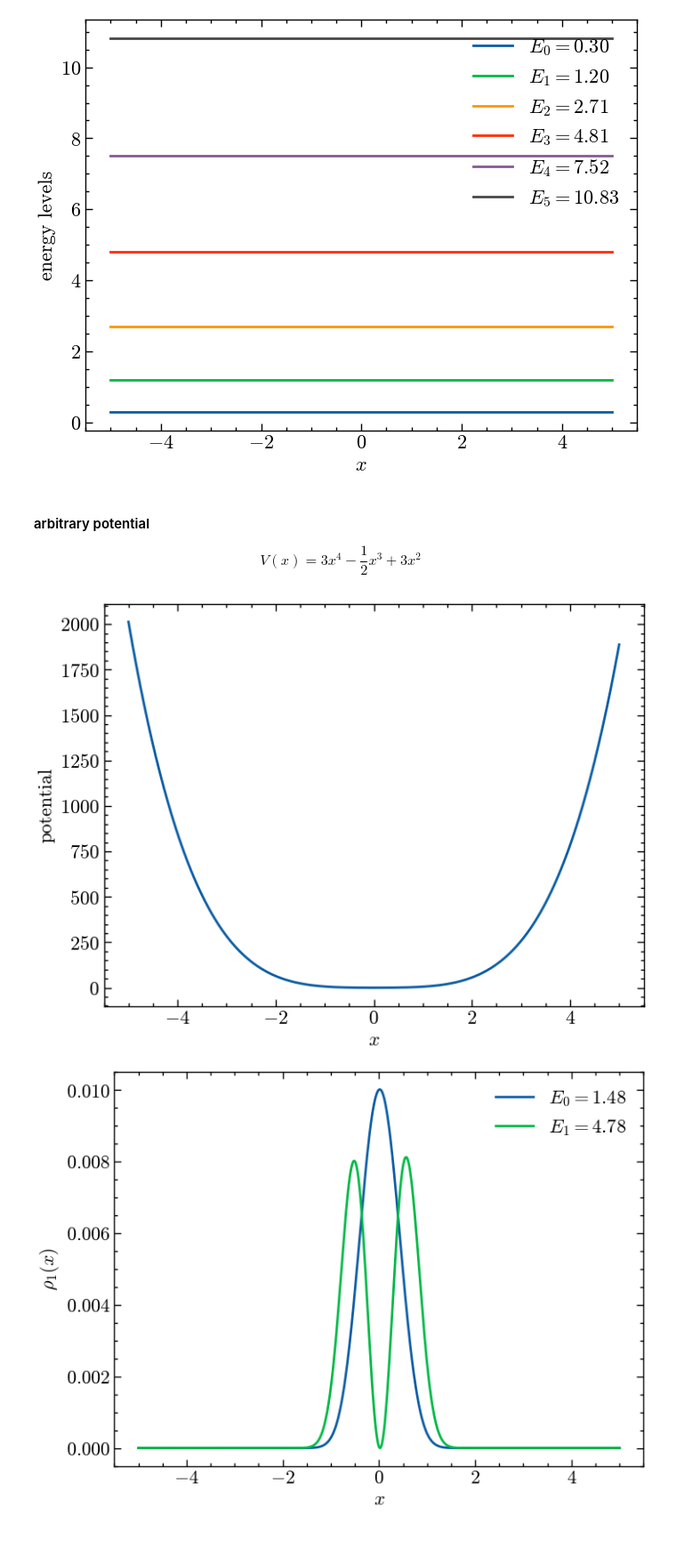
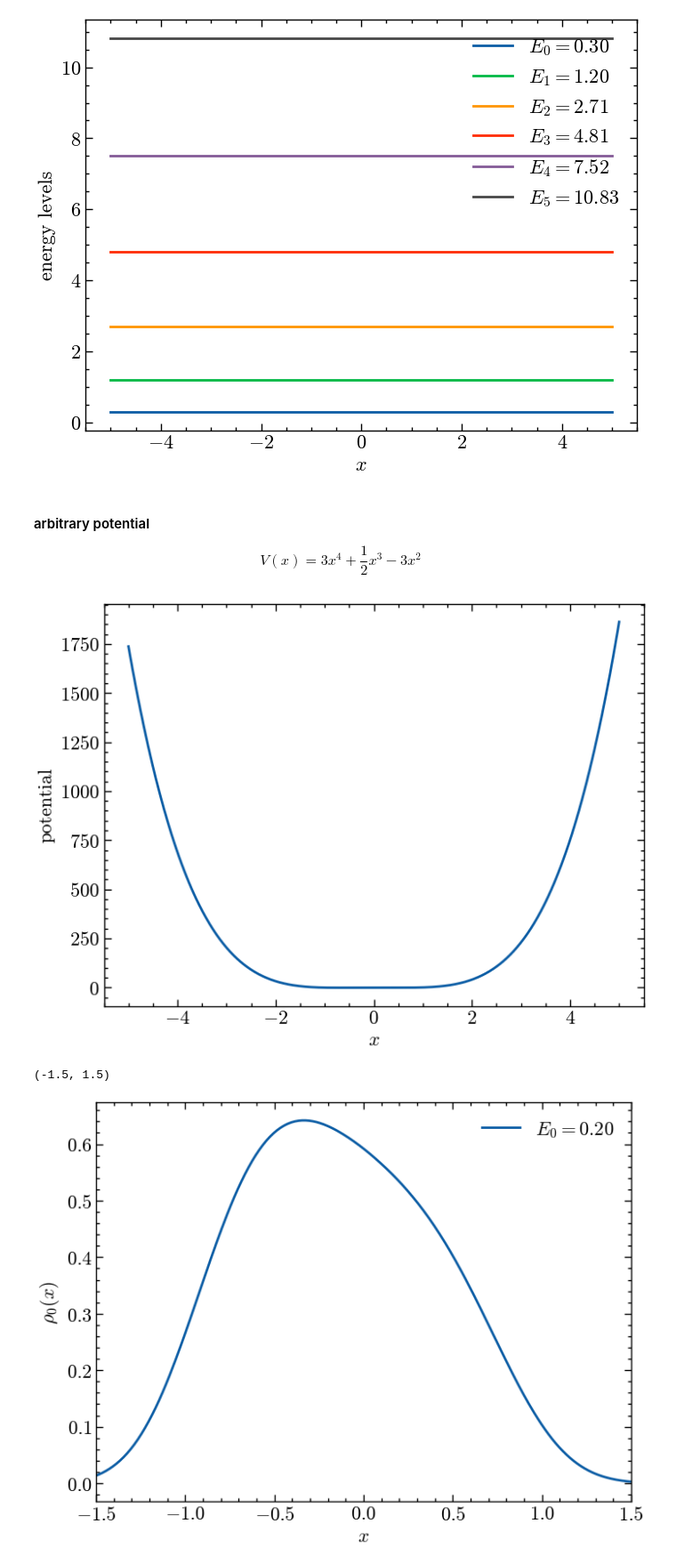
Before and after one commit to BorealisH/1dscheq, a Jupyter notebook: 1dse.ipynb, the cells around one changed output. Shown at 89% size. Drawn from its saved outputs; the diff is of its cells as text; code cells hidden in the pictures; blank space fills up the shorter version.

```diff
--- a/1dse.ipynb
+++ b/1dse.ipynb
@@ -130,17 +130,20 @@ class Potential:
     def energy_level(self, n = 7):
         return self.eigenval[n]
 
+    def wave_func(self, n = 7):
+        return self.normalize_psi(self.eigenvec[:, n])
+
     def plot_func(self, n = 7):
         """plot the wave function"""
         leg = r'$E_{%s}=%.2f$'%(n, self.eigenval[n])
-        plt.plot(self.x, self.eigenvec[:, n], label = leg)
+        plt.plot(self.x, self.wave_func(n), label = leg)
         plt.xlabel(r"$x$")
         plt.ylabel(r'$\psi_{%s}(x)$'%(n))
         plt.legend(loc='best')
 
     def plot_density(self, n = 7):
         """plot the density distribution"""
-        rho = self.eigenvec[:, n] * self.eigenvec[:, n]
+        rho = self.wave_func(n) * self.wave_func(n)
         leg = r'$E_{%s}=%.2f$'%(n, self.eigenval[n])
         plt.plot(self.x, rho, label = leg)
         plt.xlabel(r"$x$")
@@ -164,11 +167,17 @@ class Potential:
 
     def plot_energy_levels(self, levels=10):
         for n in range(levels):
-            plt.plot(self.x, np.ones_like(self.x) * self.eigenval[n], label = r'$E_{%s}=%.2f$'%(n, self.eigenval[n]))
+            plt.plot(self.x, jnp.ones_like(self.x) * self.eigenval[n], label = r'$E_{%s}=%.2f$'%(n, self.eigenval[n]))
         plt.legend()
         plt.ylabel(r'energy levels')
         plt.xlabel(r'$x$')
         print(self.eigenval[0:levels])
+
+    def normalize_psi(self, psi):
+        """Normalize the wave function."""
+        dx = self.x[1] - self.x[0]
+        int_psi_square = jnp.trapezoid(psi ** 2, dx=dx)
+        return psi / jnp.sqrt(int_psi_square)
 # %% [markdown]
 #### Harmonic potential $V(x) = \frac{1}{2}m \omega^{2}x^{2}$
 # %%
@@ -238,21 +247,22 @@ inf_schro.plot_energy_levels(6)
 # %% [markdown]
 #### arbitrary potential
 $$
-V(x) = 3x^4-\frac{1}{2}x^3+3x^2
+V(x) = 3x^4+\frac{1}{2}x^3-3x^2
 $$
 # %%
 def arb_potential(x):
-    return 3*x**4-0.5*x**3+3*x**2
+    return 3*x**4+0.5*x**3-3*x**2
 # %%
 arb_schro = Potential(arb_potential)
 arb_schro.plt_potential()
 # %% [output]
-[figure, old version]
+[figure, new version]
 # %%
 arb_schro.plot_density(0)
-arb_schro.plot_density(1)
+plt.xlim(-1.5,1.5)
 # %% [output]
+(-1.5, 1.5)
-[figure, old version]
+[figure, new version]
 # %%
 arb_schro.check(5)
 # %% [output]
```
Also changed, not shown: parts of 8 cells of this notebook.
